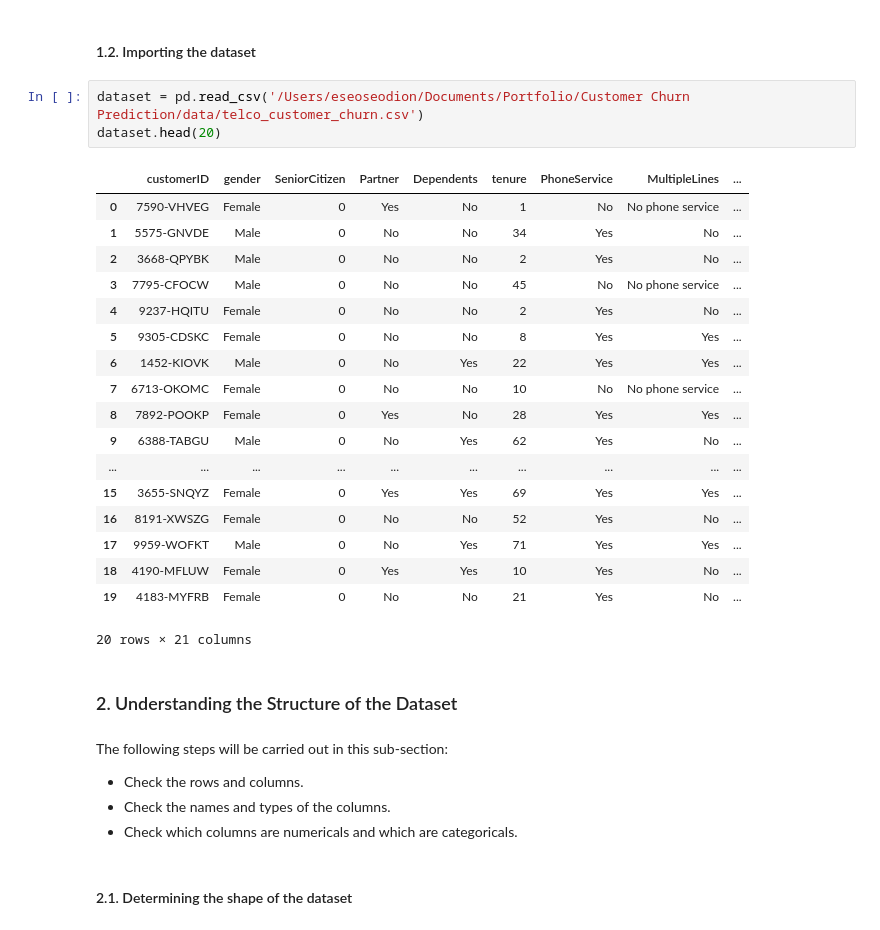
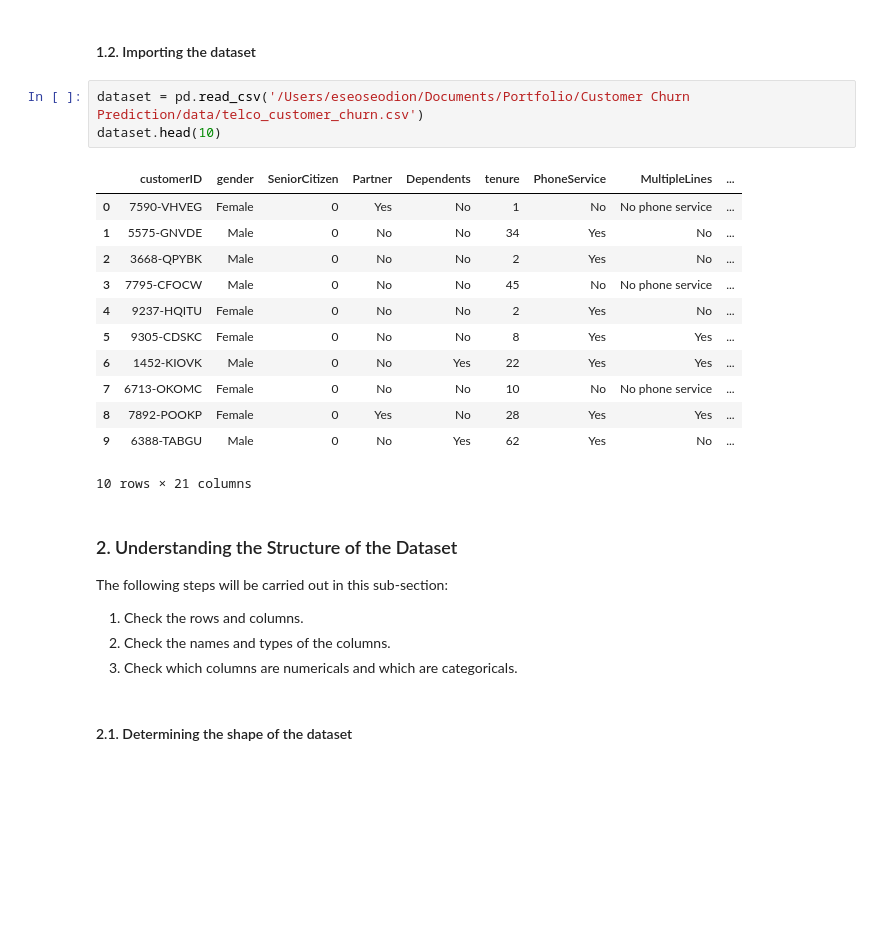
Before and after one commit to codedbyseosy/Exploratory-Data-Analysis-EDA-Project, a Jupyter notebook: Customer Churn Prediction/notebooks/01_eda.ipynb, the cells around one changed output. Saved outputs shown, nothing was run; the diff lists cells and outputs as text; blank space fills up the shorter version.

```diff
--- a/Customer Churn Prediction/notebooks/01_eda.ipynb
+++ b/Customer Churn Prediction/notebooks/01_eda.ipynb
@@ -21,33 +21,27 @@ import seaborn as sns
 #### 1.2.  Importing the dataset
 # %%
 dataset = pd.read_csv('/Users/eseoseodion/Documents/Portfolio/Customer Churn Prediction/data/telco_customer_churn.csv')
-dataset.head(20)
+dataset.head(10)
 # %% [output]
 |  | customerID | gender | SeniorCitizen | Partner | Dependents | tenure | PhoneService | MultipleLines | ... |
 | 0 | 7590-VHVEG | Female | 0 | Yes | No | 1 | No | No phone service | ... |
 | 1 | 5575-GNVDE | Male | 0 | No | No | 34 | Yes | No | ... |
 | 2 | 3668-QPYBK | Male | 0 | No | No | 2 | Yes | No | ... |
 | 3 | 7795-CFOCW | Male | 0 | No | No | 45 | No | No phone service | ... |
 | 4 | 9237-HQITU | Female | 0 | No | No | 2 | Yes | No | ... |
 | 5 | 9305-CDSKC | Female | 0 | No | No | 8 | Yes | Yes | ... |
 | 6 | 1452-KIOVK | Male | 0 | No | Yes | 22 | Yes | Yes | ... |
 | 7 | 6713-OKOMC | Female | 0 | No | No | 10 | No | No phone service | ... |
 | 8 | 7892-POOKP | Female | 0 | Yes | No | 28 | Yes | Yes | ... |
 | 9 | 6388-TABGU | Male | 0 | No | Yes | 62 | Yes | No | ... |
-| ... | ... | ... | ... | ... | ... | ... | ... | ... | ... |
-| 15 | 3655-SNQYZ | Female | 0 | Yes | Yes | 69 | Yes | Yes | ... |
-| 16 | 8191-XWSZG | Female | 0 | No | No | 52 | Yes | No | ... |
-| 17 | 9959-WOFKT | Male | 0 | No | Yes | 71 | Yes | Yes | ... |
-| 18 | 4190-MFLUW | Female | 0 | Yes | Yes | 10 | Yes | No | ... |
-| 19 | 4183-MYFRB | Female | 0 | No | No | 21 | Yes | No | ... |
-20 rows × 21 columns
+10 rows × 21 columns
 # %% [markdown]
 ### 2. Understanding the Structure of the Dataset
+
+The following steps will be carried out in this sub-section:
+1. Check the rows and columns.
+2. Check the names and types of the columns.
+3. Check which columns are numericals and which are categoricals.
-# %% [markdown]
-The following steps will be carried out in this sub-section:
-- Check the rows and columns.
-- Check the names and types of the columns.
-- Check which columns are numericals and which are categoricals.
 # %% [markdown]
 #### 2.1. Determining the shape of the dataset
 # %%
```
Also changed, not shown: parts of 80 cells of this notebook, 2 other files.
